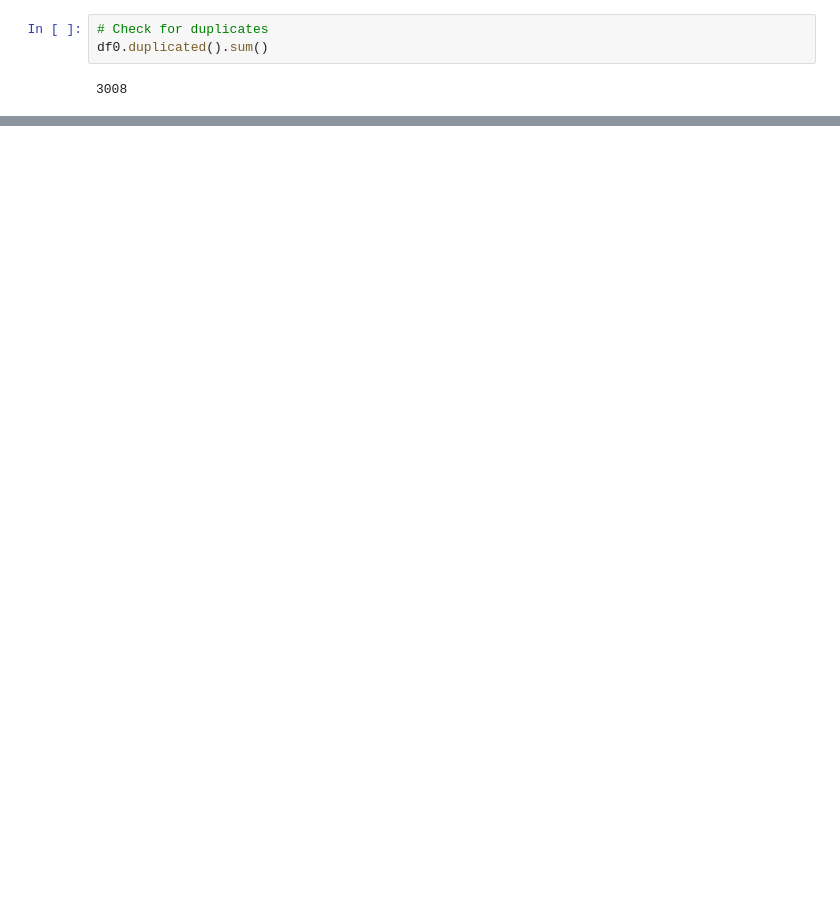
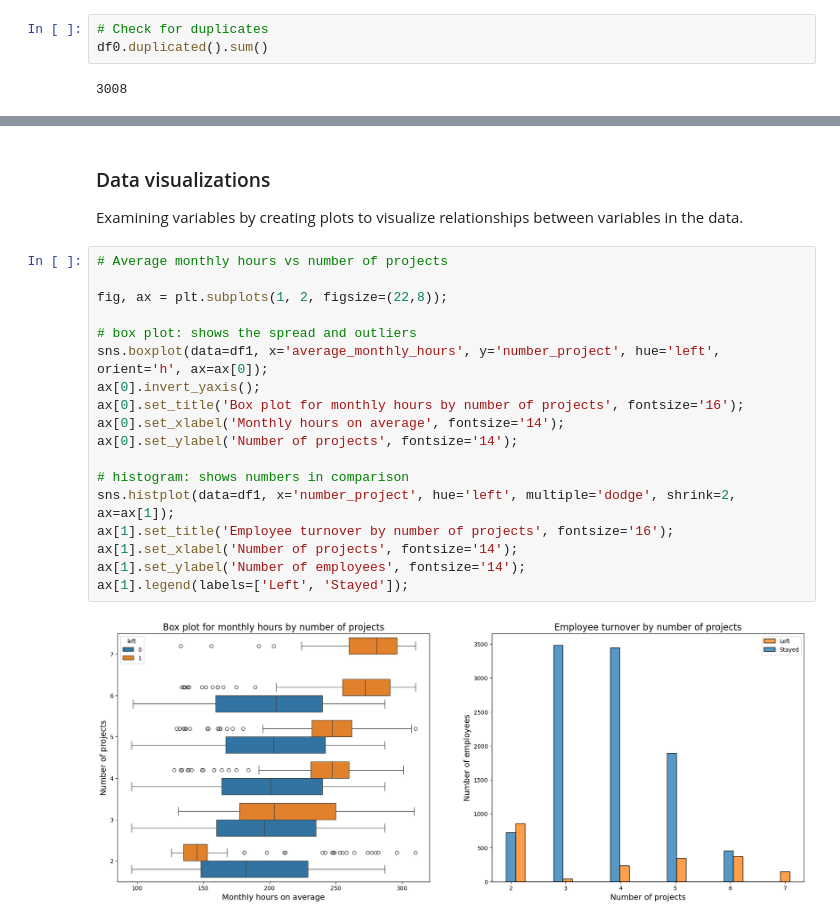
Before and after one commit to julhild/Salifort_Motors_project, a Jupyter notebook: main.ipynb, the cells around one changed output, grey strips where cells are left out. Cells and saved outputs as stored; diff of their text form; blank space fills up the shorter version.

```diff
--- a/main.ipynb
+++ b/main.ipynb
@@ -140,0 +210,24 @@ df0.duplicated().sum()
+# %% [markdown]
+### Data visualizations
+
+Examining variables by creating plots to visualize relationships between variables in the data.
+# %%
+# Average monthly hours vs number of projects
+
+fig, ax = plt.subplots(1, 2, figsize=(22,8));
+
+# box plot: shows the spread and outliers
+sns.boxplot(data=df1, x='average_monthly_hours', y='number_project', hue='left', orient='h', ax=ax[0]);
+ax[0].invert_yaxis();
+ax[0].set_title('Box plot for monthly hours by number of projects', fontsize='16');
+ax[0].set_xlabel('Monthly hours on average', fontsize='14');
+ax[0].set_ylabel('Number of projects', fontsize='14');
+
+# histogram: shows numbers in comparison
+sns.histplot(data=df1, x='number_project', hue='left', multiple='dodge', shrink=2, ax=ax[1]);
+ax[1].set_title('Employee turnover by number of projects', fontsize='16');
+ax[1].set_xlabel('Number of projects', fontsize='14');
+ax[1].set_ylabel('Number of employees', fontsize='14');
+ax[1].legend(labels=['Left', 'Stayed']);
+# %% [output]
+[figure, added]
```
Also changed, not shown: parts of 48 cells of this notebook.
